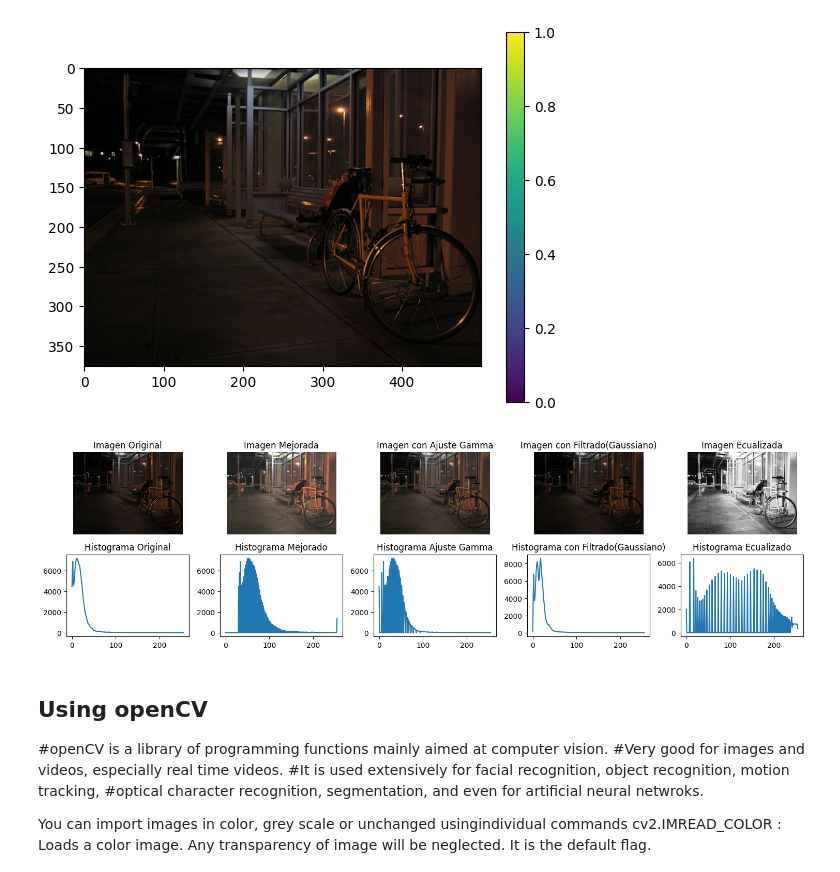
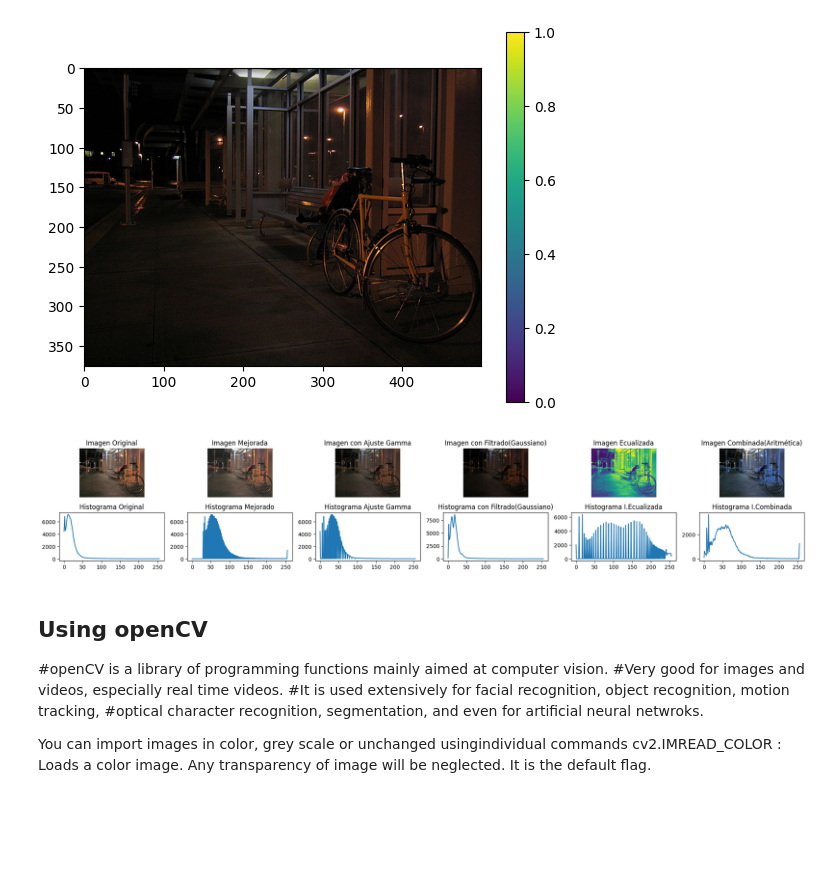
Before and after one commit to Ivo196/Image-Processing-and-Visualization-, a Jupyter notebook: Leer-imagenes-python.ipynb, the cells around one changed output. Cells and saved outputs as stored; diff of their text form; code cells hidden in the pictures; blank space fills up the shorter version.

```diff
--- a/Leer-imagenes-python.ipynb
+++ b/Leer-imagenes-python.ipynb
@@ -129,17 +129,21 @@ import matplotlib.pyplot as plt
 import numpy as np
 
 # Cargar la imagen
-imagen = cv2.imread('./image1.png')
+imagen = cv2.imread("./image1.png")
 
 # Aplicar ajuste de brillo y contraste
 # Alpha controla el contraste y beta controla el brillo
 imagen_mejorada = cv2.convertScaleAbs(imagen, alpha=2, beta=30)
 
+
 # Función para ajuste gamma
 def ajuste_gamma(imagen, gamma=1.0):
     inv_gamma = 1.0 / gamma
-    tabla = np.array([((i / 255.0) ** inv_gamma) * 255 for i in np.arange(0, 256)]).astype("uint8")
+    tabla = np.array(
+        [((i / 255.0) ** inv_gamma) * 255 for i in np.arange(0, 256)]
+    ).astype("uint8")
     return cv2.LUT(imagen, tabla)
+
 
 # Aplicar ajuste gamma a la imagen
 gamma = 1.5
@@ -152,77 +156,96 @@ imagen_filtrada = cv2.GaussianBlur(imagen, (5, 5), 0)
 imagen_ecualizada = cv2.equalizeHist(cv2.cvtColor(imagen, cv2.COLOR_BGR2GRAY))
 histograma_ecualizado = cv2.calcHist([imagen_ecualizada], [0], None, [256], [0, 256])
 
+
+#  Operaciones aritmeticas
+
+# Suma de dos imágenes procesadas (por ejemplo, imagen mejorada y ecualizada)
+imagen_combinada = cv2.add(imagen_ajustada_gamma, imagen_filtrada)
+
 # Calcular el histograma
 histogramaOriginal = cv2.calcHist([imagen], [0], None, [256], [0, 256])
 histogramaNuevo = cv2.calcHist([imagen_mejorada], [0], None, [256], [0, 256])
 histogramaNuevo2 = cv2.calcHist([imagen_ajustada_gamma], [0], None, [256], [0, 256])
 histogramaNuevo3 = cv2.calcHist([imagen_filtrada], [0], None, [256], [0, 256])
+histogramaNuevo4 = cv2.calcHist([imagen_combinada], [0], None, [256], [0, 256])
+
 
 # Crear la figura y las subtramas
-fig = plt.figure(figsize=(15, 10))
+fig = plt.figure(figsize=(20, 10))
 
-#Imagen Original y su histograma
+# Imagen Original y su histograma
 
-plt.subplot(5, 5, 1)
-plt.imshow(cv2.cvtColor(imagen, cv2.COLOR_BGR2RGB))
-plt.title('Imagen Original')
-plt.axis('off')
+plt.subplot(6, 6, 1)
+plt.imshow(cv2.cvtColor(imagen_combinada, cv2.COLOR_BGR2RGB))
+plt.title("Imagen Original")
+plt.axis("off")
 
-plt.subplot(5, 5, 6)
+plt.subplot(6, 6, 7)
 plt.plot(histogramaOriginal)
-plt.title('Histograma Original')
+plt.title("Histograma Original")
 
-#Imagen Mejorada y su histograma
+# Imagen Mejorada y su histograma
 
-plt.subplot(5, 5, 2)
+plt.subplot(6, 6, 2)
 plt.imshow(cv2.cvtColor(imagen_mejorada, cv2.COLOR_BGR2RGB))
-plt.title('Imagen Mejorada')
-plt.axis('off')
+plt.title("Imagen Mejorada")
+plt.axis("off")
 
-plt.subplot(5, 5, 7)
+plt.subplot(6, 6, 8)
 plt.plot(histogramaNuevo)
-plt.title('Histograma Mejorado')
+plt.title("Histograma Mejorado")
 
-#Imagen con Ajuste Gamma y su histograma
+# Imagen con Ajuste Gamma y su histograma
 
-plt.subplot(5, 5, 3)
+plt.subplot(6, 6, 3)
 plt.imshow(cv2.cvtColor(imagen_ajustada_gamma, cv2.COLOR_BGR2RGB))
-plt.title('Imagen con Ajuste Gamma')
-plt.axis('off')
+plt.title("Imagen con Ajuste Gamma")
+plt.axis("off")
 
-plt.subplot(5, 5, 8)
+plt.subplot(6, 6, 9)
 plt.plot(histogramaNuevo2)
-plt.title('Histograma Ajuste Gamma')
+plt.title("Histograma Ajuste Gamma")
 
-#Imagen con Filtrado(Gaussiano) y su histograma
+# Imagen con Filtrado(Gaussiano) y su histograma
 
-plt.subplot(5, 5, 4)
+plt.subplot(6, 6, 4)
 plt.imshow(cv2.cvtColor(imagen_filtrada, cv2.COLOR_BGR2RGB))
-plt.title('Imagen con Filtrado(Gaussiano)')
-plt.axis('off')
+plt.title("Imagen con Filtrado(Gaussiano)")
+plt.axis("off")
 
-plt.subplot(5, 5, 9)
+plt.subplot(6, 6, 10)
 plt.plot(histogramaNuevo3)
-plt.title('Histograma con Filtrado(Gaussiano)')
+plt.title("Histograma con Filtrado(Gaussiano)")
 
 
 # Imagen ecualizada y su histograma
-plt.subplot(5, 5, 5)
-plt.imshow(imagen_ecualizada, cmap='gray')
-plt.title('Imagen Ecualizada')
-plt.axis('off')
+plt.subplot(6, 6, 5)
+plt.imshow(
+    imagen_ecualizada,
+)
+plt.title("Imagen Ecualizada")
+plt.axis("off")
 
-plt.subplot(5, 5, 10)
+plt.subplot(6, 6, 11)
 plt.plot(histograma_ecualizado)
-plt.title('Histograma Ecualizado')
+plt.title("Histograma I.Ecualizada")
 
+# Imagen combinada y su histograma (Operacion aritmetica)
+plt.subplot(6, 6, 6)
+plt.imshow(imagen_combinada)
+plt.title("Imagen Combinada(Aritmética)")
+plt.axis("off")
+
+plt.subplot(6, 6, 12)
+plt.plot(histogramaNuevo4)
+plt.title("Histograma I.Combinada")
 
 
 # Ajustar el espacio entre las subtramas y mostrar la figura
 plt.tight_layout()
 plt.show()
 # %% [output]
-[figure, old version]
+[figure, new version]
 # %% [markdown]
 ## Using openCV
 
```
Also changed, not shown: 2 other files.
